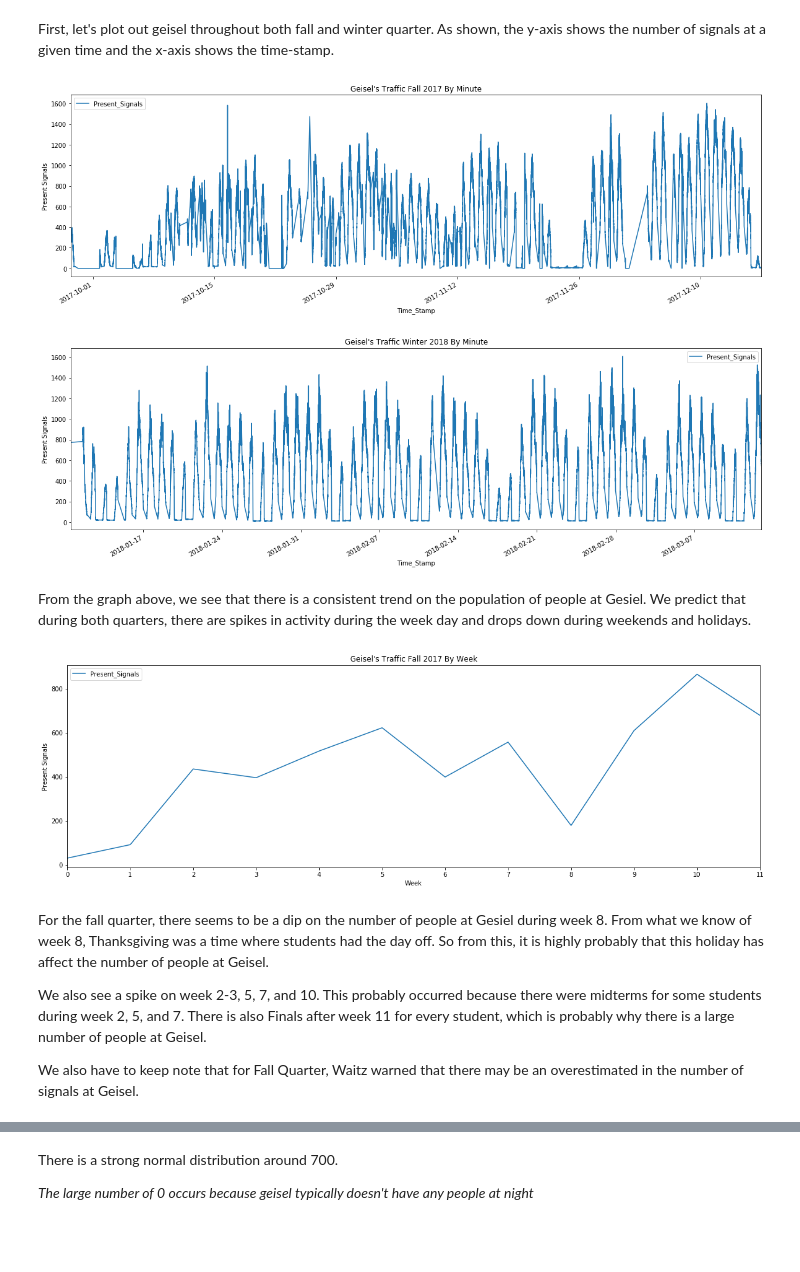
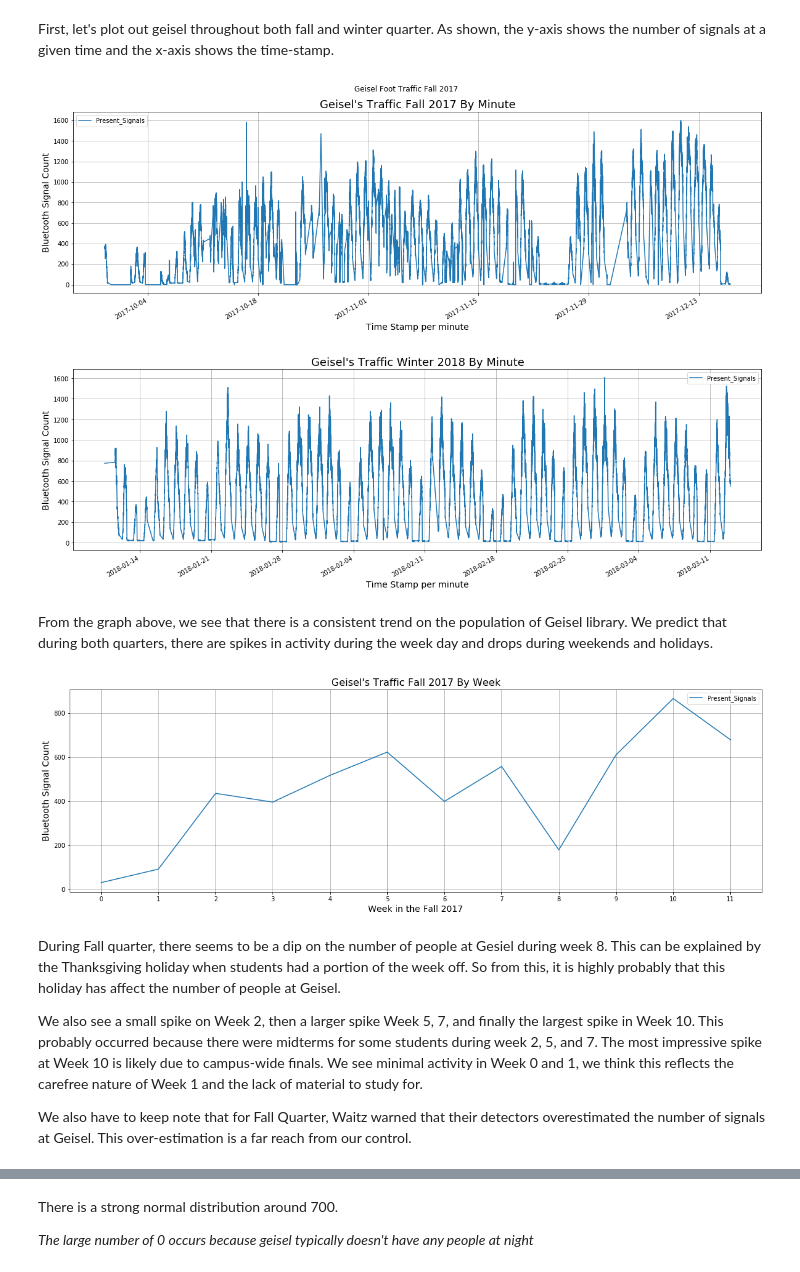
Before and after one commit to kelvinluime/Pr_059, a Jupyter notebook: FinalProject.ipynb, the cells around one changed output, grey strips where cells are left out. Cells and saved outputs as stored; diff of their text form; code cells hidden in the pictures; blank space fills up the shorter version.

```diff
--- a/FinalProject.ipynb
+++ b/FinalProject.ipynb
@@ -943,33 +835,40 @@ rcParams['figure.figsize'] = 20, 6
 First, let's plot out geisel throughout both fall and winter quarter. As shown, the y-axis shows the number of signals at a given time and the x-axis shows the time-stamp.
 # %%
 ax = df_geisel_fall.plot()
-_ = ax.set_title("Geisel's Traffic Fall 2017 By Minute")
-plt.ylabel('Present Signals');
+_ = ax.set_title("Geisel's Traffic Fall 2017 By Minute", fontsize=18)
+plt.ylabel("Bluetooth Signal Count", fontsize=14)
+plt.xlabel("Time Stamp per minute", fontsize=14)
+plt.suptitle("Geisel Foot Traffic Fall 2017")
+plt.grid(color='gray', linestyle='-', linewidth=0.5)
 # %% [output]
-[figure, old version]
+[figure, new version]
 # %%
 ax = df_geisel_winter.plot()
-_ = ax.set_title("Geisel's Traffic Winter 2018 By Minute")
-plt.ylabel('Present Signals');
+_ = ax.set_title("Geisel's Traffic Winter 2018 By Minute", fontsize=18)
+plt.ylabel("Bluetooth Signal Count", fontsize=14)
+plt.xlabel("Time Stamp per minute", fontsize=14)
+plt.grid(color='gray', linestyle='-', linewidth=0.5)
 # %% [output]
-[figure, old version]
+[figure, new version]
 # %% [markdown]
-From the graph above, we see that there is a consistent trend on the population of people at Gesiel. We predict that during both quarters, there are spikes in activity during the week day and drops down during weekends and holidays.
+From the graph above, we see that there is a consistent trend on the population of Geisel library. We predict that during both quarters, there are spikes in activity during the week day and drops during weekends and holidays.
 # %%
 df_week_fall = df_geisel_fall.resample('W').mean()
 df_week_fall.index = [week for week in range(len(df_week_fall))]
 ax = df_week_fall.plot()
 plt.xticks(df_week_fall.index)
-ax.set_title("Geisel's Traffic Fall 2017 By Week");
-plt.xlabel('Week'); plt.ylabel('Present Signals');
+_ = ax.set_title("Geisel's Traffic Fall 2017 By Week", fontsize=16)
+plt.ylabel("Bluetooth Signal Count",fontsize=14)
+plt.xlabel("Week in the Fall 2017",fontsize=14)
+plt.grid(color='gray', linestyle='-', linewidth=0.5)
 # %% [output]
-[figure, old version]
+[figure, new version]
 # %% [markdown]
-For the fall quarter, there seems to be a dip on the number of people at Gesiel during week 8. From what we know of week 8, Thanksgiving was a time where students had the day off. So from this, it is highly probably that this holiday has affect the number of people at Geisel.
+During Fall quarter, there seems to be a dip on the number of people at Gesiel during week 8. This can be explained by the Thanksgiving holiday when students had a portion of the week off. So from this, it is highly probably that this holiday has affect the number of people at Geisel.
 
-We also see a spike on week 2-3, 5, 7, and 10. This probably occurred because there were midterms for some students during week 2, 5, and 7. There is also Finals after week 11 for every student, which is probably why there is a large number of people at Geisel.
+We also see a small spike on Week 2, then a larger spike Week 5, 7, and finally the largest spike in Week 10. This probably occurred because there were midterms for some students during week 2, 5, and 7. The most impressive spike at Week 10 is likely due to campus-wide finals. We see minimal activity in Week 0 and 1, we think this reflects the carefree nature of Week 1 and the lack of material to study for.
 
-We also have to keep note that for Fall Quarter, Waitz warned that there may be an overestimated in the number of signals at Geisel.
+We also have to keep note that for Fall Quarter, Waitz warned that their detectors overestimated the number of signals at Geisel. This over-estimation is a far reach from our control.
 # %%
 df_week_winter = df_geisel_winter.resample('W').mean()
 df_week_winter.index = [week for week in range(1, len(df_week_winter)+1)]
```
Also changed, not shown: parts of 43 cells of this notebook, 1 other file.
